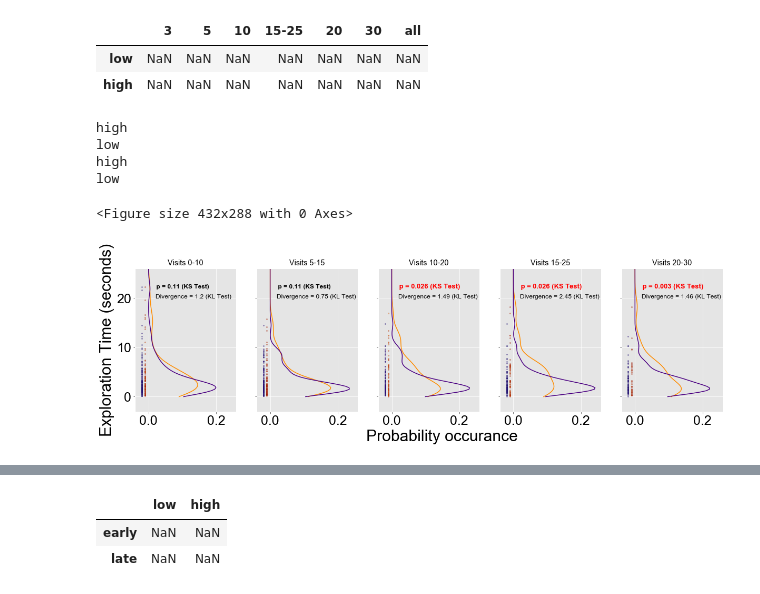
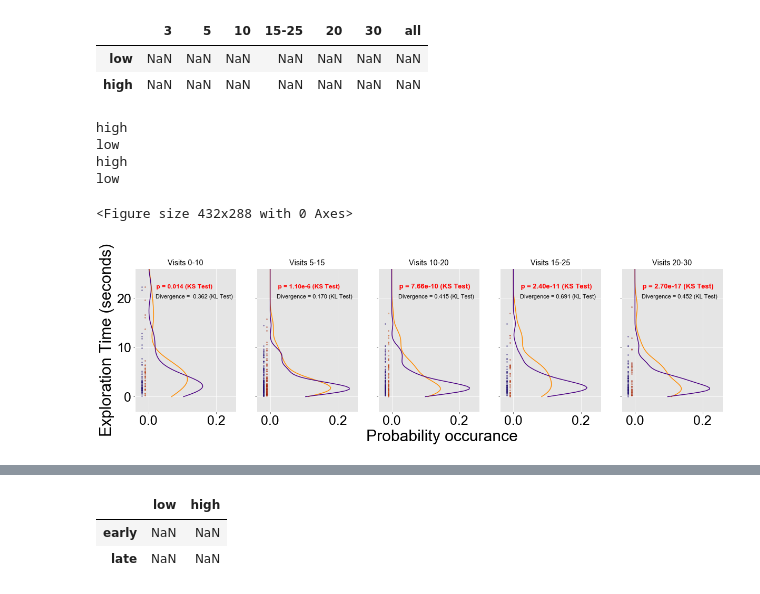
Before and after one commit to itsMahad/ManducaMultiSenseFeeding, a Jupyter notebook: Learning_Curves_And_Probability_Distributions_Git.ipynb, the cells around one changed output, grey strips where cells are left out. Saved outputs shown, nothing was run; the diff lists cells and outputs as text; code cells hidden in the pictures.

```diff
--- a/Learning_Curves_And_Probability_Distributions_Git.ipynb
+++ b/Learning_Curves_And_Probability_Distributions_Git.ipynb
@@ -99,16 +99,3 @@ plt.legend()
 # %% [output]
 <matplotlib.legend.Legend at 0x...>
 [figure]
-# %%
-# BinnedDataSet
-# binsize = 10
-# new_column = binLabel
-
-notoutliers['binLabel'] = ['0-4' if value <=4
-                           else ('5-19' if (value > 4) & (value <= 19) else '20-30' if (value > 19) & (value <= 29) else '30andAbove')
-                           for value in notoutliers['trialNum']]
-
-notoutliers['lightLevel'] = ['low' if 'L0.1' in value
-                           else 'high' for value in notoutliers['name']]
-
-notoutliers.head()
@@ -513,11 +342,11 @@ sns.boxplot(x="lightLevel", y="DiscoveryTime", hue="binLabel", data=notoutliers,
 # %%
 test = notoutliers
 # %%
-First_3 = notoutliers[(notoutliers.trialNum >= 0) & (notoutliers.trialNum <= 9)]
+First_3 = notoutliers[(notoutliers.trialNum >= 0) & (notoutliers.trialNum <= 3)]
 First_5 = notoutliers[(notoutliers.trialNum >= 4) & (notoutliers.trialNum <= 14)]
 First_10 = notoutliers[(notoutliers.trialNum >= 9) & (notoutliers.trialNum <= 19)]
 # Visits_15thru25 = notoutliers[(notoutliers.trialNum > 14) & (notoutliers.trialNum <= 24)]
-First_20 = notoutliers[(notoutliers.trialNum >= 14) & (notoutliers.trialNum <= 24)]
+First_20 = notoutliers[(notoutliers.trialNum >= 14) & (notoutliers.trialNum <= 19)]
 First_30 = notoutliers[(notoutliers.trialNum >= 19) & (notoutliers.trialNum <= 29)]
 All = notoutliers[(notoutliers.trialNum >= 24) & (notoutliers.trialNum <= 34)]
 #look at data to see better lateTrial numbers
@@ -603,6 +432,9 @@ f2, ax2 = plt.subplots(1,5,sharex = True, sharey = True, figsize = (20,5))
 
 
 offset = 0
+
+V_0thru10_low = []
+V_0thru10_high = []
 for f, df in First_3.groupby('lightLevel', sort = True):
     print(f)
     data = df.DiscoveryTime
@@ -614,20 +446,22 @@ for f, df in First_3.groupby('lightLevel', sort = True):
     First_3_df.loc[:,f]=temp
     if f.startswith("low"):
         c = 'indigo'
-
+        V_0thru10_low.extend(temp)
         d = 'midnightblue'
     elif f.startswith("high"):
         c = 'darkorange'
-
+        V_0thru10_high.extend(temp)
 
         d = 'darkred'
-#     ax1[0].plot(bin_center, hist)
+
     p = ax2[0].plot(temp, bin_center, label = f, color = c)
     ax2[0].plot([-0.01 + offset]*len(data), data, 'o', ms = 2, color = c, mec = d, alpha = 0.35)
     offset+=-0.01
-#     ax2[0].legend()
+
     ax2[0].set_title('Visits 0-10')
 offset = 0
+V_5thru15_low = []
+V_5thru15_high = []
 for f, df in First_5.groupby('lightLevel', sort = True):
 
     data = df.DiscoveryTime
@@ -640,21 +474,23 @@ for f, df in First_5.groupby('lightLevel', sort = True):
 
     if f.startswith("low"):
         c = 'indigo'
-
+        V_5thru15_low.extend(temp)
         d = 'midnightblue'
     elif f.startswith("high"):
         c = 'darkorange'
-
+        V_5thru15_high.extend(temp)
         d = 'darkred'
 
-#     ax1[1].plot(bin_center, hist)
+
     p = ax2[1].plot(temp, bin_center,  label = f, color = c)
     ax2[1].plot([-0.01 + offset]*len(data), data, 'o', ms = 2, color = c, mec = d, alpha = 0.35)
     offset+=-0.01
-#     ax2[1].legend()
+
     ax2[1].set_title('Visits 5-15')
 
 offset = 0
+V_10thru20_low = []
+V_10thru20_high = []
 for f, df in First_10.groupby('lightLevel', sort = True):
 
     data = df.DiscoveryTime
@@ -667,20 +503,22 @@ for f, df in First_10.groupby('lightLevel', sort = True):
 
     if f.startswith("low"):
         c = 'indigo'
-
+        V_10thru20_low.extend(temp)
         d = 'midnightblue'
     elif f.startswith("high"):
         c = 'darkorange'
 
+        V_10thru20_high.extend(temp)
+        d = 'darkred'
 
-        d = 'darkred'
-#     ax1[0].plot(bin_center, hist)
     p = ax2[2].plot(temp, bin_center, label = f, color = c)
     ax2[2].plot([-0.01 + offset]*len(data), data, 'o', ms = 2, color = c, mec = d, alpha = 0.35)
     offset+=-0.01
-#     ax2[2].legend()
+
     ax2[2].set_title('Visits 10-20')
 offset = 0
+V_15thru25_low = []
+V_15thru25_high = []
 for f, df in First_20.groupby('lightLevel', sort = True):
 
     data = df.DiscoveryTime
@@ -693,11 +531,11 @@ for f, df in First_20.groupby('lightLevel', sort = True):
 
     if f.startswith("low"):
         c = 'indigo'
-
+        V_15thru25_low.extend(temp)
         d = 'midnightblue'
     elif f.startswith("high"):
         c = 'darkorange'
-
+        V_15thru25_high.extend(temp)
         d = 'darkred'
 
 #     ax1[1].plot(bin_center, hist)
@@ -708,6 +546,8 @@ for f, df in First_20.groupby('lightLevel', sort = True):
     ax2[3].set_title('Visits 15-25')
 
 offset = 0
+V_20thru30_low = []
+V_20thru30_high = []
 for f, df in First_30.groupby('lightLevel', sort = True):
     print(f)
     data = df.DiscoveryTime
@@ -720,50 +560,49 @@ for f, df in First_30.groupby('lightLevel', sort = True):
 
     if f.startswith("low"):
         c = 'indigo'
-
+        V_20thru30_low.extend(temp)
         d = 'midnightblue'
     elif f.startswith("high"):
         c = 'darkorange'
 
-
+        V_20thru30_high.extend(temp)
         d = 'darkred'
 #     ax1[0].plot(bin_center, hist)
     p = ax2[4].plot(temp, bin_center, label = f, color = c)
     ax2[4].plot([-0.01 + offset]*len(data), data, 'o', ms = 2, color = c, mec = d, alpha = 0.35)
     offset+=-0.01
 #     ax2[4].legend()
     ax2[4].set_title('Visits 20-30')
-offset = 0
 
 ax2[0].set_ylabel('Exploration Time (seconds)', size = 30, color = 'k')
 ax2[0].set_ylim(-3,26)
 
 ax2[0].text(.645,-9,'Probability occurance', size = 30)
 ax2[0].tick_params(labelsize = 25, labelcolor = 'k')
 ax2[1].tick_params(labelsize = 25, labelcolor = 'k')
 ax2[2].tick_params(labelsize = 25, labelcolor = 'k')
 ax2[3].tick_params(labelsize = 25, labelcolor = 'k')
 ax2[4].tick_params(labelsize = 25, labelcolor = 'k')
 ax2[0].set_xlim(-.04,0.26)
 
 
-ax2[0].text(0.017, 22, ' p = 0.11 (KS Test)', color = 'k', weight = 'bold', size = 12 )
-ax2[0].text(0.02, 20, 'Divergence = 1.2 (KL Test)', size = 12)
-ax2[1].text(0.017, 22, ' p = 0.11 (KS Test)', color = 'k', weight = 'bold', size = 12 )
-ax2[1].text(0.02, 20, 'Divergence = 0.75 (KL Test)', size = 12)
-ax2[2].text(0.017, 22, ' p = 0.026 (KS Test)', color = 'r', weight = 'bold', size = 13 )
-ax2[2].text(0.02, 20, 'Divergence = 1.49 (KL Test)', size = 12)
-ax2[3].text(0.017, 22, ' p = 0.026 (KS Test)', color = 'r', weight = 'bold', size = 13 )
-ax2[3].text(0.02, 20, 'Divergence = 2.45 (KL Test)', size = 12)
-ax2[4].text(0.017, 22, ' p = 0.003 (KS Test)', color = 'r', weight = 'bold', size = 13)
-ax2[4].text(0.02, 20, 'Divergence = 1.46 (KL Test)', size = 12)
+ax2[0].text(0.017, 22, ' p = 0.014 (KS Test)', color = 'r', weight = 'bold', size = 12 )
+ax2[0].text(0.02, 20, 'Divergence =  0.362 (KL Test)', size = 11)
+ax2[1].text(0.017, 22, ' p = 1.10e-6 (KS Test)', color = 'r', weight = 'bold', size = 12 )
+ax2[1].text(0.02, 20, 'Divergence = 0.170 (KL Test)', size = 11)
+ax2[2].text(0.017, 22, ' p = 7.66e-10 (KS Test)', color = 'r', weight = 'bold', size = 13 )
+ax2[2].text(0.02, 20, 'Divergence = 0.415 (KL Test)', size = 11)
+ax2[3].text(0.017, 22, ' p = 2.40e-11 (KS Test)', color = 'r', weight = 'bold', size = 13 )
+ax2[3].text(0.02, 20, 'Divergence = 0.691 (KL Test)', size = 11)
+ax2[4].text(0.017, 22, ' p = 2.70e-17 (KS Test)', color = 'r', weight = 'bold', size = 13)
+ax2[4].text(0.02, 20, 'Divergence = 0.452 (KL Test)', size = 11)
 
 
 plt.savefig(outpath_figg + "\\" + 'Visits0-30_Stats_Plot_PDE.png')
 # %% [output]
 high
 low
 high
 low
 <Figure size 432x288 with 0 Axes>
-[figure, old version]
+[figure, new version]
```
Also changed, not shown: parts of 60 cells of this notebook.
